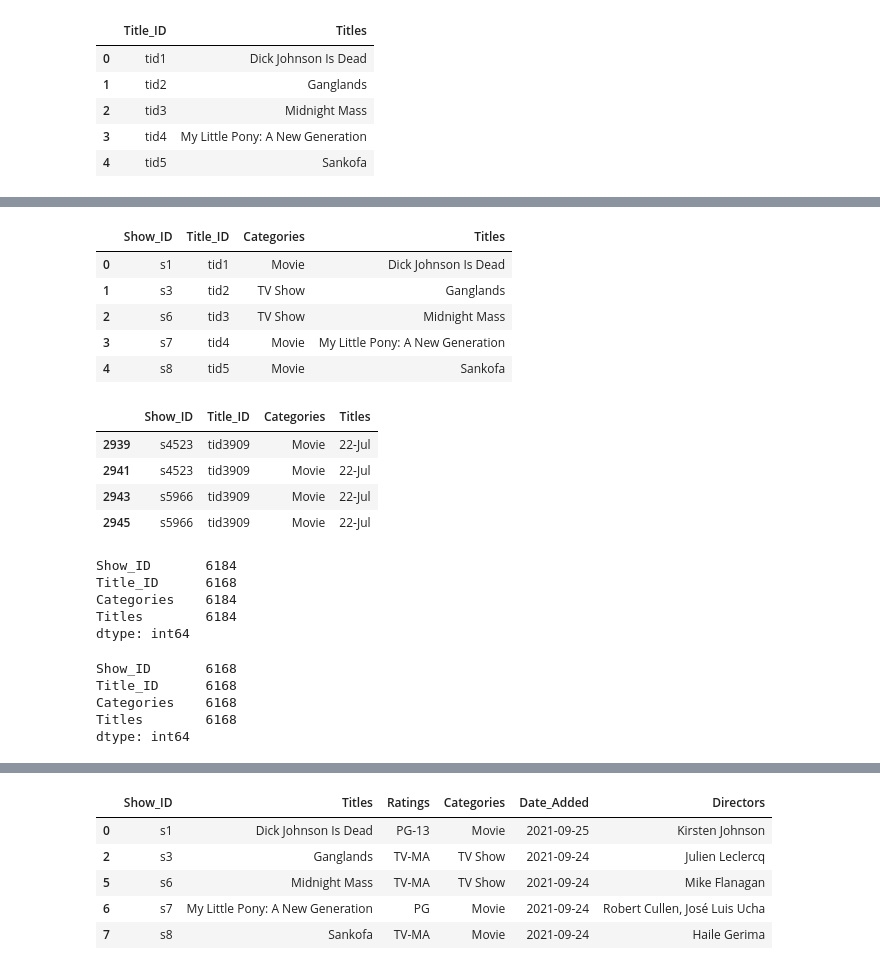
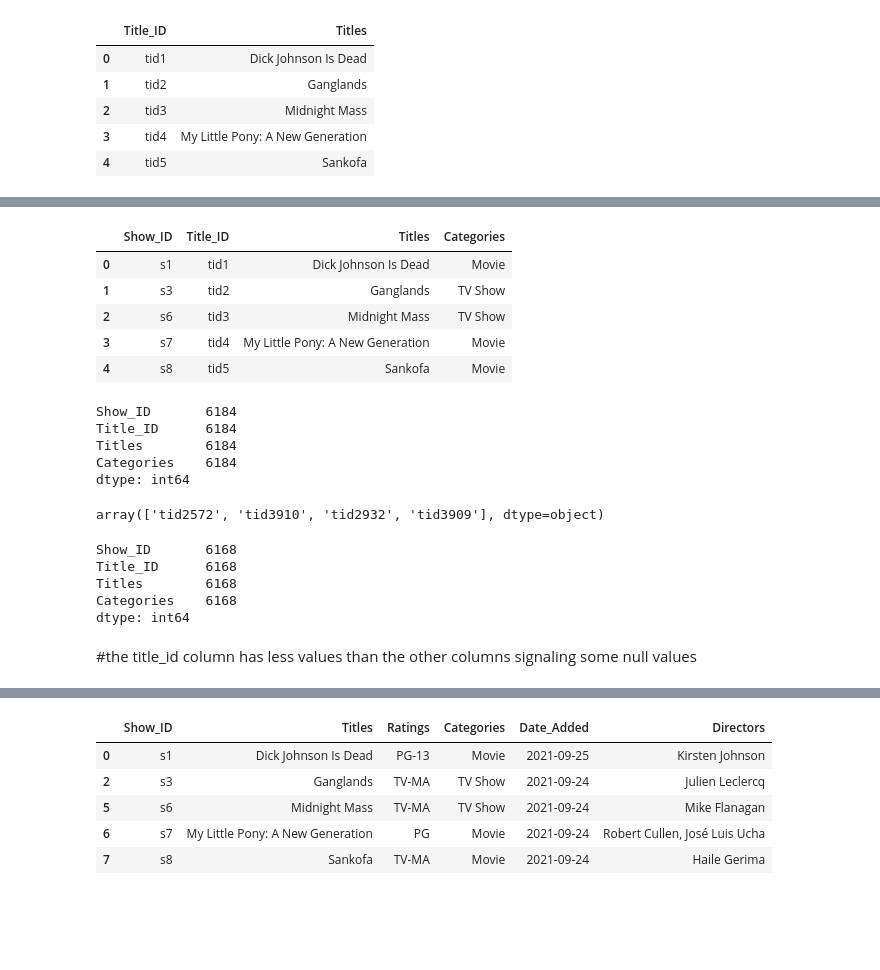
Before and after one commit to okalis05/DATA-ENGINEERING-PROJECT, a Jupyter notebook: Data-Engineering-project101.ipynb, the cells around one changed output, grey strips where cells are left out. Cells and saved outputs as stored; diff of their text form; code cells hidden in the pictures; blank space fills up the shorter version.

```diff
--- a/Data-Engineering-project101.ipynb
+++ b/Data-Engineering-project101.ipynb
@@ -65,7 +66,7 @@ From the dataset summary above we can see that there are some inconsistencies in
 - save the cleaned dataframe as netflix_df.csv CSV file.
 # %%
 # Remove all the null values ,Drop unwanted columns and re_order them.
-reduced_df = netflix_data_df[['show_id','title','type','date_added','rating','director']]
+reduced_df = netflix_data_df[['show_id','title','type','date_added','rating','director','description']]
 reduced_df = reduced_df.dropna()
 reduced_df.head()
 # %% [output]
@@ -101,7 +103,7 @@ reduced_df.head()
 # %%
 #Capitalize and rename the columns for a more appealing display
 netflix_df = reduced_df.rename(columns = {'show_id':'Show_ID','title':'Titles','type':'Categories',
-                                'date_added':'Date_Added','rating':'Ratings','director':'Directors'})
+                                'date_added':'Date_Added','rating':'Ratings','director':'Directors','description':'Description'})
 
 netflix_df.head()
 # %% [output]
@@ -149,5 +143,5 @@ movie_data_df.head()
 # %%
 # Extract the columns of interest('Title','Category','Date_Added','Rating')
-movie_data_df  = movie_data_df[['Titles','Categories','Date_Added','Ratings']]
+movie_data_df  = movie_data_df[['Titles','Categories','Date_Added','Ratings','Description']]
 movie_data_df.head()
 # %% [output]
@@ -216,43 +210,41 @@ titles_data_df.head()
 # %%
 #extract and reorganize the columns 'Show_ID','Titles','Categories','Title_ID'
-titles_data_df = titles_data_df[['Show_ID','Title_ID','Categories','Titles']]
+titles_data_df = titles_data_df[['Show_ID','Title_ID','Titles','Categories']]
 titles_data_df.head()
 # %% [output]
-|  | Show_ID | Title_ID | Categories | Titles |
-| 0 | s1 | tid1 | Movie | Dick Johnson Is Dead |
-| 1 | s3 | tid2 | TV Show | Ganglands |
-| 2 | s6 | tid3 | TV Show | Midnight Mass |
-| 3 | s7 | tid4 | Movie | My Little Pony: A New Generation |
-| 4 | s8 | tid5 | Movie | Sankofa |
+|  | Show_ID | Title_ID | Titles | Categories |
+| 0 | s1 | tid1 | Dick Johnson Is Dead | Movie |
+| 1 | s3 | tid2 | Ganglands | TV Show |
+| 2 | s6 | tid3 | Midnight Mass | TV Show |
+| 3 | s7 | tid4 | My Little Pony: A New Generation | Movie |
+| 4 | s8 | tid5 | Sankofa | Movie |
+# %%
+#check the data count
+titles_data_df.count()
+# %% [output]
+Show_ID       6184
+Title_ID      6184
+Titles        6184
+Categories    6184
+dtype: int64
 # %%
 #check for duplicate values
 duplicate_titles = titles_data_df.loc[titles_data_df.duplicated(subset=['Show_ID','Title_ID']),'Title_ID'].unique()
 duplicate_titles
-#get info on the duplicated values
-duplicate2 = titles_data_df.loc[titles_data_df["Title_ID"]=='tid3909',:]
-duplicate2
 # %% [output]
-|  | Show_ID | Title_ID | Categories | Titles |
-| 2939 | s4523 | tid3909 | Movie | 22-Jul |
-| 2941 | s4523 | tid3909 | Movie | 22-Jul |
-| 2943 | s5966 | tid3909 | Movie | 22-Jul |
-| 2945 | s5966 | tid3909 | Movie | 22-Jul |
+array(['tid2572', 'tid3910', 'tid2932', 'tid3909'], dtype=object)
 # %%
-#remove duplicated show_id
+#remove duplicated Title_ID
 titles_df = titles_data_df[titles_data_df.isin(duplicate_titles)==False]
+#drop all null values
+titles_df = titles_df.dropna()
+#Check the new data count
 titles_df.count()
 # %% [output]
-Show_ID       6184
+Show_ID       6168
 Title_ID      6168
-Categories    6184
-Titles        6184
+Titles        6168
+Categories    6168
 dtype: int64
-# %%
-titles_df = titles_df.dropna()
-titles_df.count()
-# %% [output]
-Show_ID       6168
-Title_ID      6168
-Categories    6168
-Titles        6168
-dtype: int64
+# %% [markdown]
+#the title_id column has less values than the other columns signaling some null values
```
Also changed, not shown: parts of 32 cells of this notebook, 11 other files.
